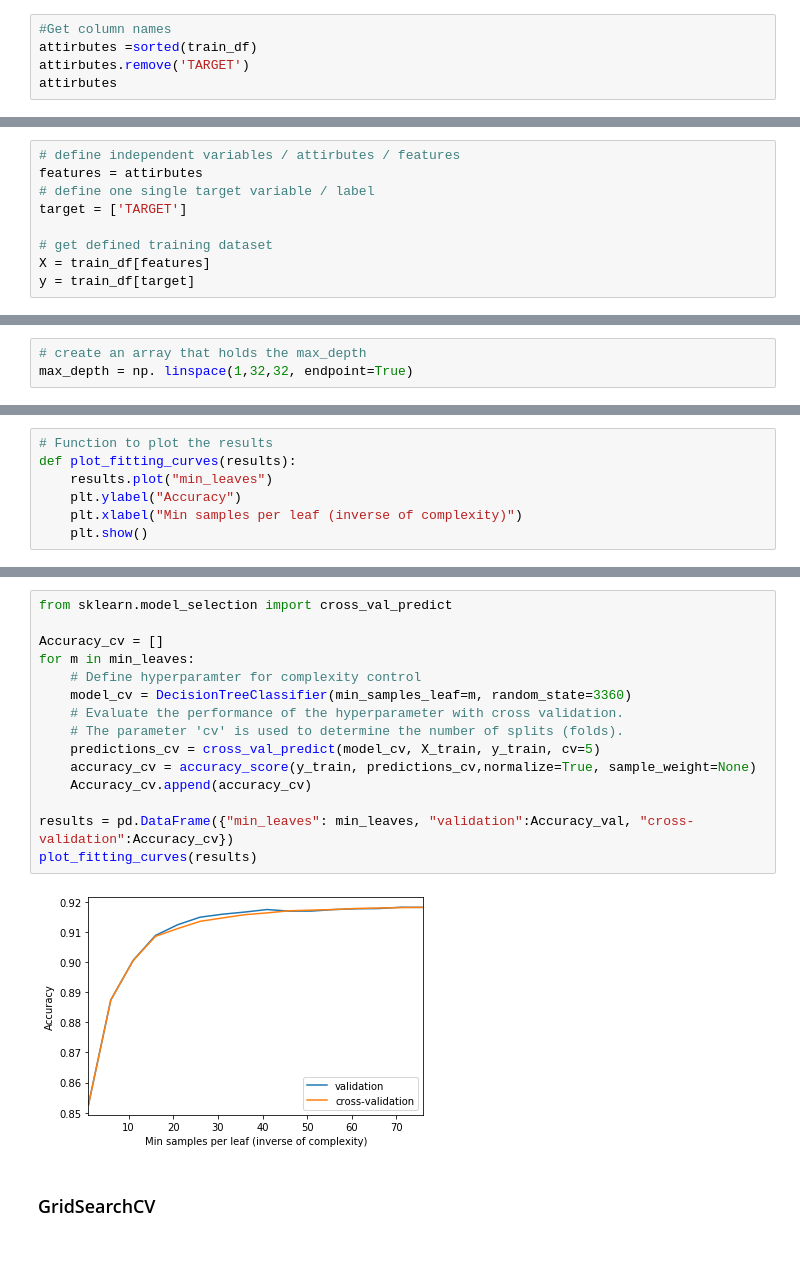
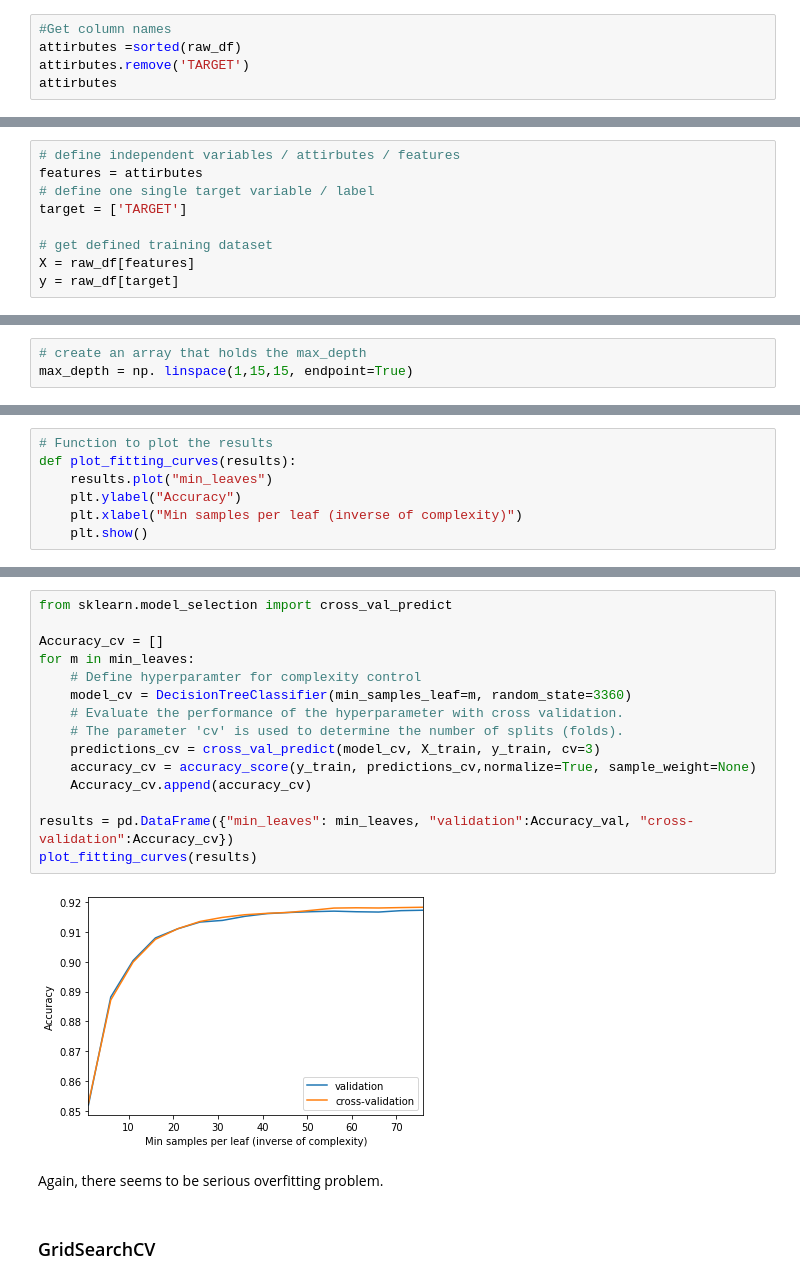
Before and after one commit to owen-hwlee/isom3360_project_credit_card_defaultee_analysis, a Jupyter notebook: models/decision_tree/decision_tree.ipynb, the cells around one changed output, grey strips where cells are left out. Cells and saved outputs as stored; diff of their text form; blank space fills up the shorter version.

```diff
--- a/models/decision_tree/decision_tree.ipynb
+++ b/models/decision_tree/decision_tree.ipynb
@@ -242,7 +215,7 @@ train_df.head()
 #### Step 1: Define features and target variable
 # %%
 #Get column names
-attirbutes =sorted(train_df)
+attirbutes =sorted(raw_df)
 attirbutes.remove('TARGET')
 attirbutes
 # %% [output]
@@ -270,6 +243,6 @@ features = attirbutes
 target = ['TARGET']
 
 # get defined training dataset
-X = train_df[features]
-y = train_df[target]
+X = raw_df[features]
+y = raw_df[target]
 # %% [markdown]
@@ -387,7 +360,7 @@ There are 3 methods to reduce overfitting:
 #### Let's fit the decision tree with depths ranging from 1 to 32 and plot the train and test accuracy scores
 # %%
 # create an array that holds the max_depth
-max_depth = np. linspace(1,32,32, endpoint=True)
+max_depth = np. linspace(1,15,15, endpoint=True)
 # %%
 max_depth
 # %% [output]
@@ -458,20 +430,22 @@ Size of validation data: 49202
 # %%
 from sklearn.model_selection import cross_val_predict
 
 Accuracy_cv = []
 for m in min_leaves:
     # Define hyperparamter for complexity control
     model_cv = DecisionTreeClassifier(min_samples_leaf=m, random_state=3360)
     # Evaluate the performance of the hyperparameter with cross validation.
     # The parameter 'cv' is used to determine the number of splits (folds).
-    predictions_cv = cross_val_predict(model_cv, X_train, y_train, cv=5)
+    predictions_cv = cross_val_predict(model_cv, X_train, y_train, cv=3)
     accuracy_cv = accuracy_score(y_train, predictions_cv,normalize=True, sample_weight=None)
     Accuracy_cv.append(accuracy_cv)
 
 results = pd.DataFrame({"min_leaves": min_leaves, "validation":Accuracy_val, "cross-validation":Accuracy_cv})
 plot_fitting_curves(results)
 # %% [output]
-[figure, old version]
+[figure, new version]
+# %% [markdown]
+Again, there seems to be serious overfitting problem.
 # %% [markdown]
 ### GridSearchCV
 # %%
```
Also changed, not shown: parts of 87 cells of this notebook, 1 other file.
